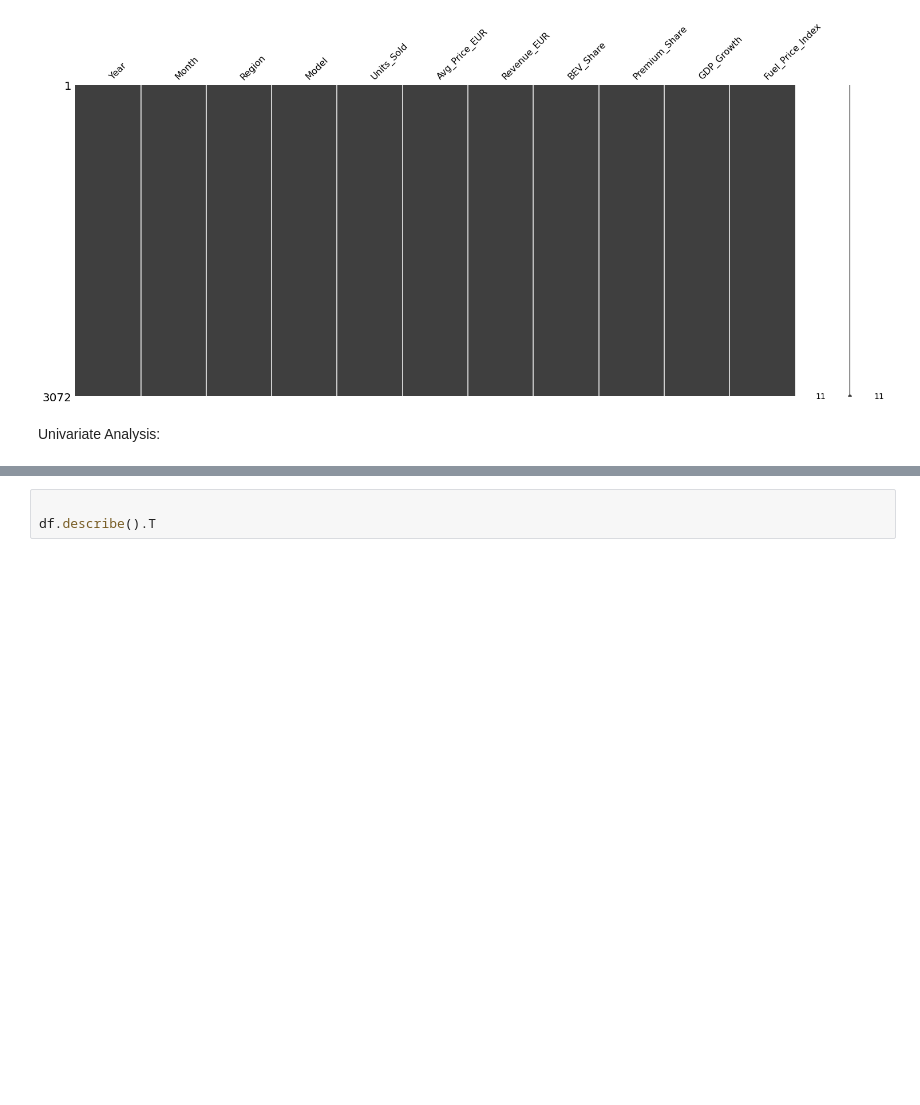
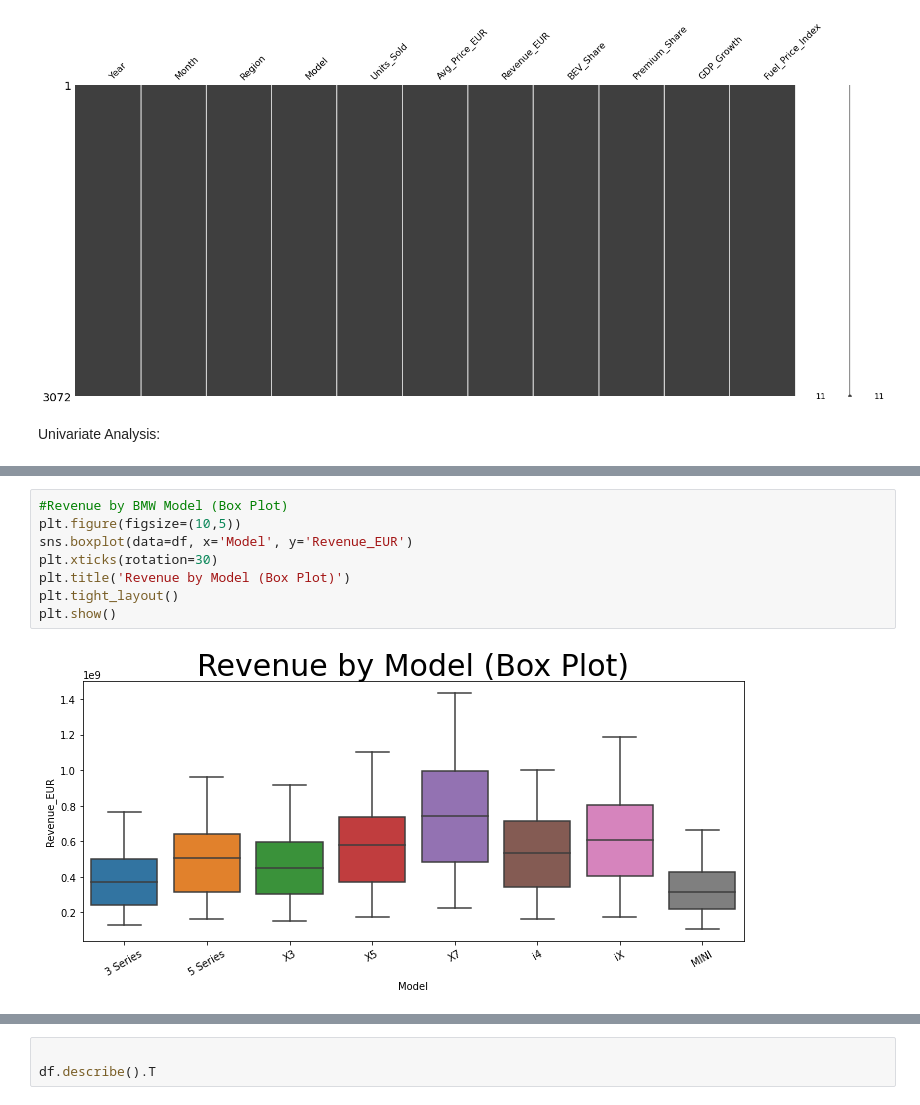
Before and after one commit to SulaimanTajuddin/EDA-BMW-Global-Automotive-Sales, a Jupyter notebook: EDA.ipynb, the cells around one changed output, grey strips where cells are left out. Cells and saved outputs as stored; diff of their text form; blank space fills up the shorter version.

```diff
--- a/EDA.ipynb
+++ b/EDA.ipynb
@@ -89,0 +132,10 @@ plt.show()
+# %%
+#Revenue by BMW Model (Box Plot)
+plt.figure(figsize=(10,5))
+sns.boxplot(data=df, x='Model', y='Revenue_EUR')
+plt.xticks(rotation=30)
+plt.title('Revenue by Model (Box Plot)')
+plt.tight_layout()
+plt.show()
+# %% [output]
+[figure, added]
```
Also changed, not shown: parts of 10 cells of this notebook.
